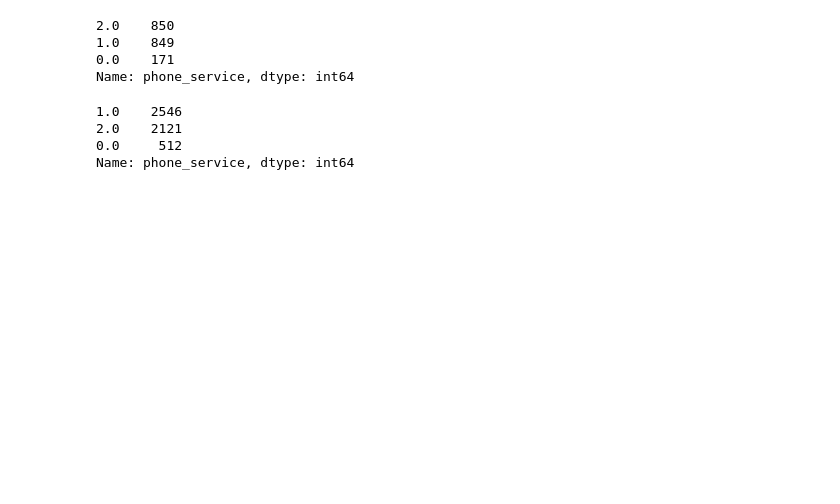
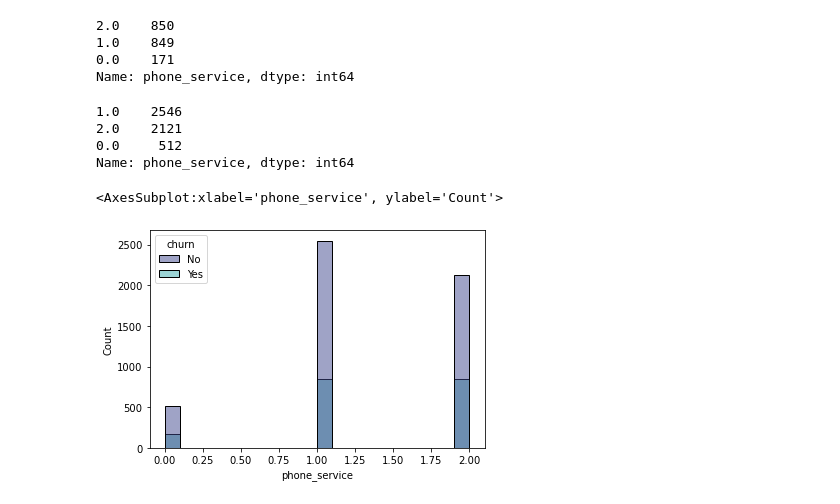
Before and after one commit to AndrewRachuig/Visualization-Project, a Jupyter notebook: Vis Project Data exploration.ipynb, the cells around one changed output. Drawn from its saved outputs; the diff is of its cells as text; code cells hidden in the pictures; blank space fills up the shorter version.

```diff
--- a/Vis Project Data exploration.ipynb
+++ b/Vis Project Data exploration.ipynb
@@ -168,3 +169,7 @@ cust_details[cust_details.churn == 'No'].phone_service.value_counts()
 Name: phone_service, dtype: int64
 # %%
 # No major discrepancy in phone service types related to churn
+sns.histplot(data=cust_details, x = 'phone_service', hue = 'churn', palette= 'mako')
+# %% [output]
+<AxesSubplot:xlabel='phone_service', ylabel='Count'>
+[figure, added]
```
Also changed, not shown: parts of 30 cells of this notebook, 5 other files.
